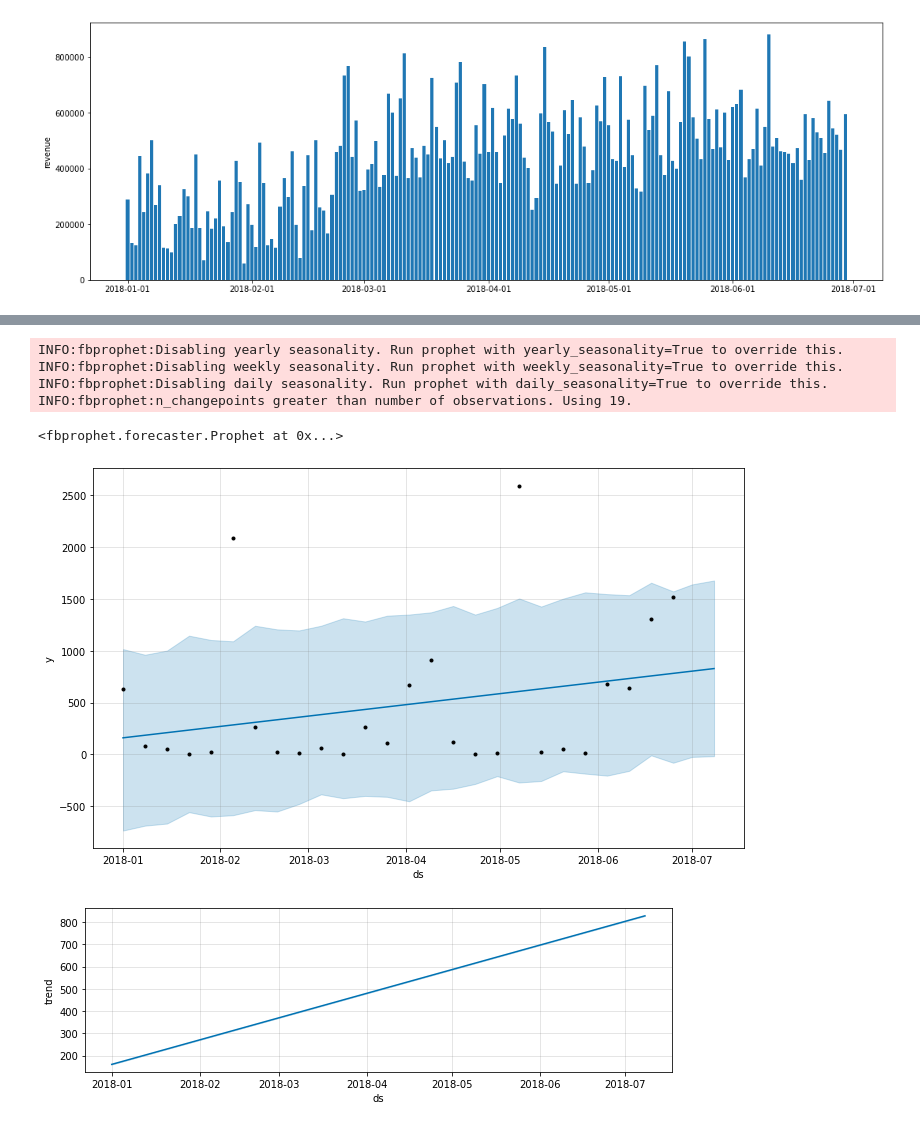
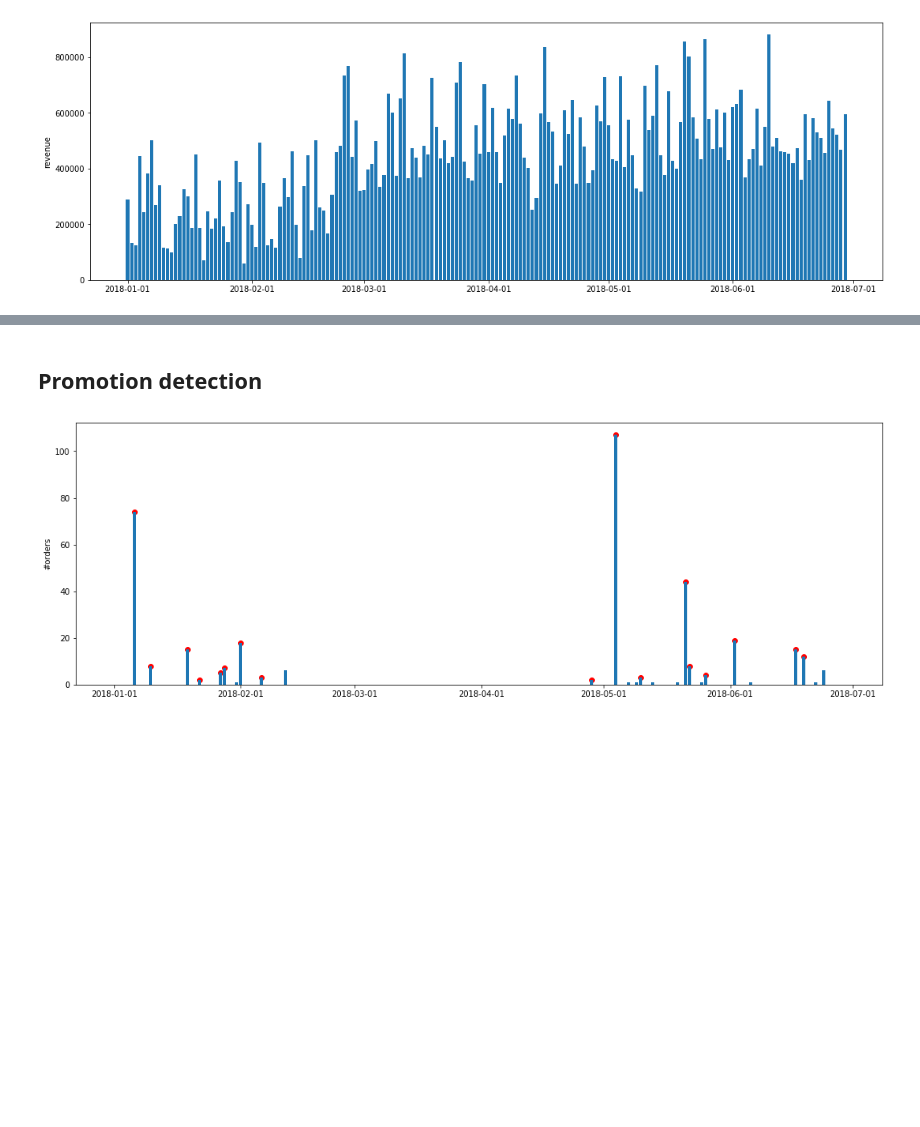
Before and after one commit to janwithb/data-mining-cup-2020, a Jupyter notebook: scripts/data_analysis.ipynb, the cells around one changed output, grey strips where cells are left out. Cells and saved outputs as stored; diff of their text form; code cells hidden in the pictures; blank space fills up the shorter version.

Commit message:
clustering, anomaly detection, etc.

```diff
--- a/scripts/data_analysis.ipynb
+++ b/scripts/data_analysis.ipynb
@@ -282,21 +570,0 @@ item.head()
-# %%
-m2 = Prophet()
-m2.fit(item)
-# %% [output]
-INFO:fbprophet:Disabling yearly seasonality. Run prophet with yearly_seasonality=True to override this.
-INFO:fbprophet:Disabling weekly seasonality. Run prophet with weekly_seasonality=True to override this.
-INFO:fbprophet:Disabling daily seasonality. Run prophet with daily_seasonality=True to override this.
-INFO:fbprophet:n_changepoints greater than number of observations. Using 19.
-<fbprophet.forecaster.Prophet at 0x...>
-# %%
-# make prediction for 2 weeks and plot result
-future = m2.make_future_dataframe(periods=2, freq='W')
-forecast = m2.predict(future)
-fig1 = m2.plot(forecast)
-# %% [output]
-[figure, removed]
-# %%
-# plot prediction components
-fig2 = m2.plot_components(forecast)
-# %% [output]
-[figure, removed]
@@ -304,0 +571,31 @@ fig2 = m2.plot_components(forecast)
+# %% [markdown]
+## Promotion detection
+# %%
+# number of orders per day (examplary product)
+item = agg_orders.loc[672]
+idx = pd.date_range('2018-01-01', '2018-06-29')
+item.index = pd.DatetimeIndex(item.index)
+item = item.reindex(idx, fill_value=0)
+item.index = pd.to_datetime(item.index)
+
+# apply standard scaling to data
+data = item[['order']]
+scaler = StandardScaler()
+np_scaled = scaler.fit_transform(data)
+data = pd.DataFrame(np_scaled)
+
+# train isolation forest
+model = IsolationForest(contamination=0.1)
+model.fit(data)
+item['outlier'] = model.predict(data)
+
+# plot figure and outliers
+fig, ax = plt.subplots(figsize=(18, 6))
+outlier = item.loc[item['outlier'] == -1, ['order']]
+ax.bar(item.index.values, item['order'])
+ax.scatter(outlier.index.values, outlier['order'], color='red', label='Outlier')
+ax.xaxis.set_major_formatter(mdates.DateFormatter('%Y-%m-%d'))
+ax.set_ylabel('#orders')
+plt.show()
+# %% [output]
+[figure, added]
```
Also changed, not shown: parts of 38 cells of this notebook, 1 other file.
